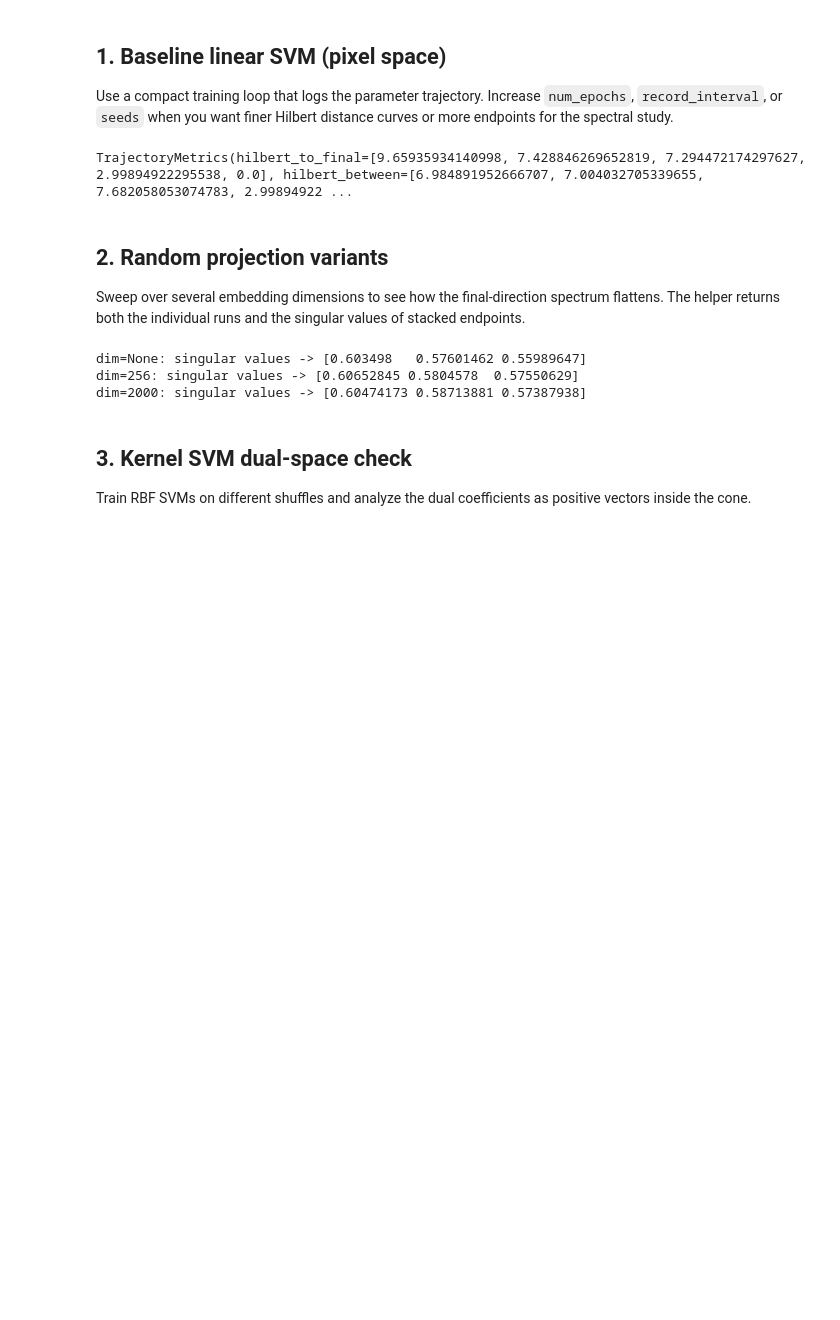
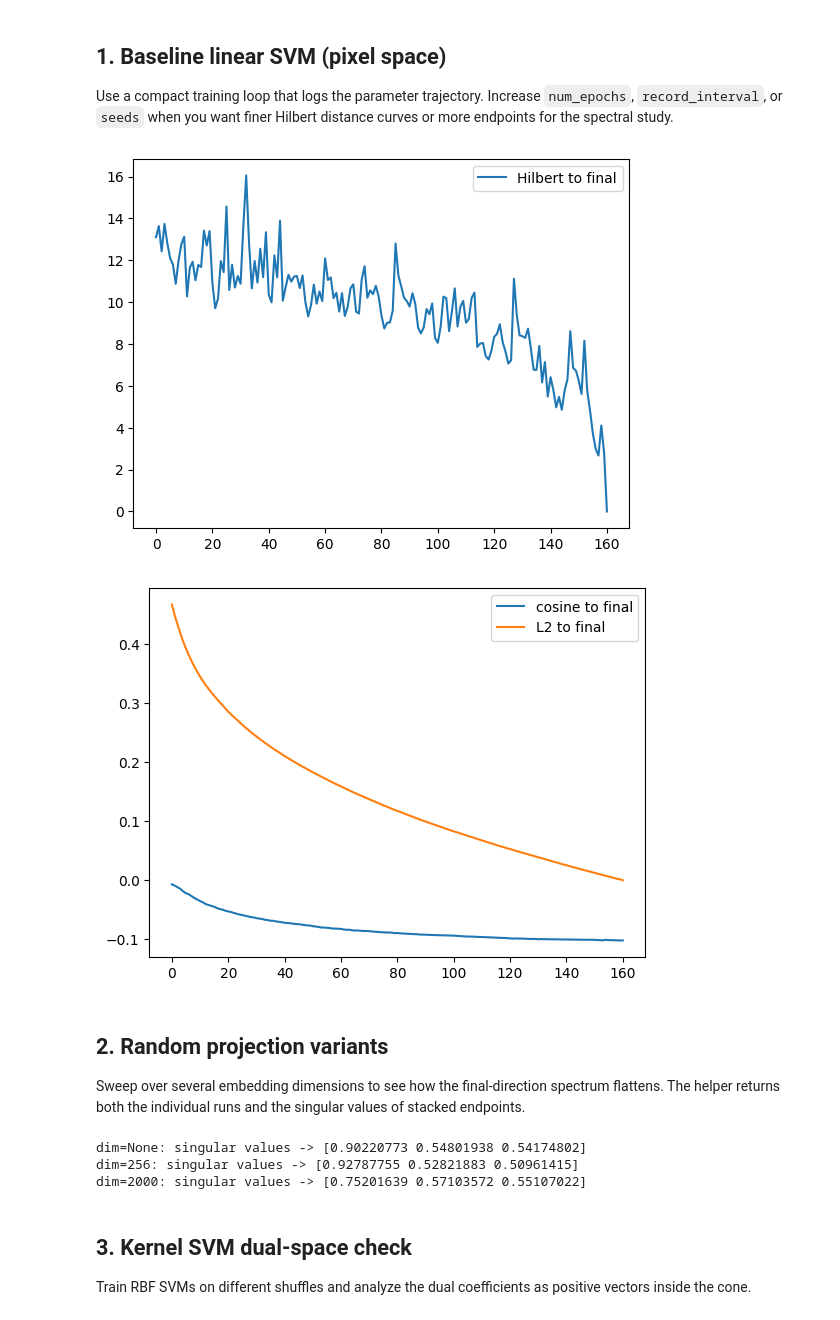
Before and after one commit to cis-aconiticacid/Hilbert_Metric_on_gradient_flow, a Jupyter notebook: MNIST_models/svm_MNIST/experiment_overview.ipynb, the cells around one changed output. Cells and saved outputs as stored; diff of their text form; code cells hidden in the pictures; blank space fills up the shorter version.

Commit message:
exp result

```diff
--- a/MNIST_models/svm_MNIST/experiment_overview.ipynb
+++ b/MNIST_models/svm_MNIST/experiment_overview.ipynb
@@ -30,8 +32,17 @@ Use a compact training loop that logs the parameter trajectory. Increase `num_ep
 # Load the fixed 3-vs-8 split without projection
 baseline_split = load_and_project(max_samples=5000, random_state=0, target_dim=None)
 
+lr=1e-3
+weight_decay=1e-4
+batch_size=16
+num_epochs=100
+log_interval=1
 # Lightweight config to keep the example quick; bump epochs for full study
-linear_cfg = LinearSVMConfig(lr=1e-3, weight_decay=1e-4, batch_size=256, num_epochs=2)
+linear_cfg = LinearSVMConfig(lr=lr, weight_decay=weight_decay, batch_size=batch_size, num_epochs=num_epochs, log_interval=log_interval)
+
+# HILBE
+
+
 
 baseline_runs = run_multiple_seeds(
     baseline_split.X_train,
@@ -41,10 +52,35 @@ baseline_runs = run_multiple_seeds(
  )
 
 # Inspect Hilbert/angle/distance metrics for the first run
-first_run = baseline_runs[0]
-first_run.metrics
+
+# ============================
+# Compute trajectory metrics
+# ============================
-# %% [output]
-TrajectoryMetrics(hilbert_to_final=[9.65935934140998, 7.428846269652819, 7.294472174297627, 2.99894922295538, 0.0], hilbert_between=[6.984891952666707, 7.004032705339655, 7.682058053074783, 2.99894922 ...
+# %%
+first_run = baseline_runs[0]
+Trajectory_some=first_run.metrics
+# dict_keys(['hilbert_to_final', 'hilbert_between', 'hilbert_to_init', 'l2_to_final', 'cosine_to_final'])
+trajectory=Trajectory_some.trajectory
+final_w=trajectory[-1]
+initial_w=trajectory[0]
+result=gpa.analysis_to_w_star(trajectory,final_w,if_plot=True,if_save=False,if_show=False,if_writes=True,if_masked=False)
+hilbert_to_final=result['hilbert_to_w_star']
+plt.figure()
+plt.plot(hilbert_to_final,label='Hilbert to final')
+plt.legend()
+plt.show()
+
+cosin=Trajectory_some.cosine_to_final
+l2=Trajectory_some.l2_to_final
+import matplotlib.pyplot as plt
+plt.figure()
+plt.plot(cosin,label='cosine to final')
+plt.plot(l2,label='L2 to final')
+plt.legend()
+plt.show()
+# %% [output]
+[figure, added]
+[figure, added]
 # %% [markdown]
 ## 2. Random projection variants
 
@@ -61,9 +97,9 @@ projection_results = run_projection_grid(
 for dim, result in projection_results.items():
     print(f"dim={dim}: singular values -> {result.singular_values[:5]}")
 # %% [output]
-dim=None: singular values -> [0.603498   0.57601462 0.55989647]
-dim=256: singular values -> [0.60652845 0.5804578  0.57550629]
-dim=2000: singular values -> [0.60474173 0.58713881 0.57387938]
+dim=None: singular values -> [0.90220773 0.54801938 0.54174802]
+dim=256: singular values -> [0.92787755 0.52821883 0.50961415]
+dim=2000: singular values -> [0.75201639 0.57103572 0.55107022]
 # %% [markdown]
 ## 3. Kernel SVM dual-space check
 
```
Also changed, not shown: parts of 2 cells of this notebook, 6 other files.
